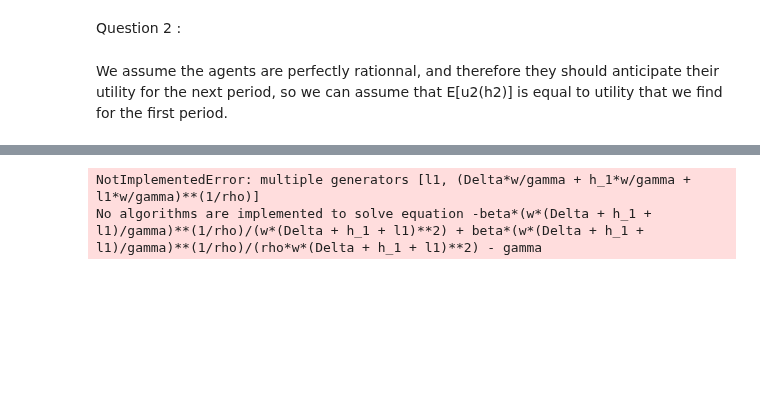
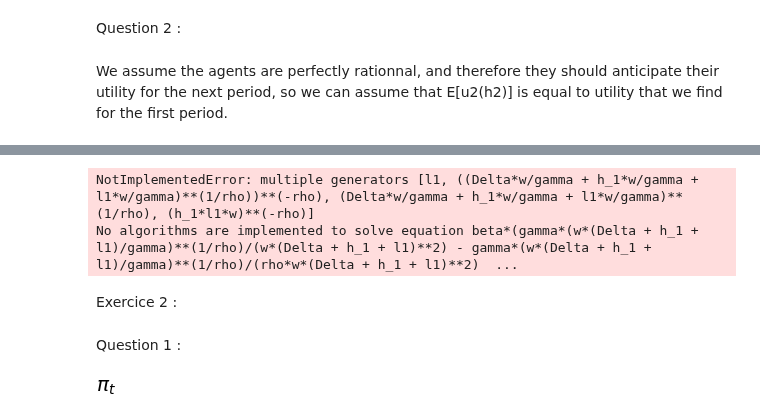
Before and after one commit to NumEconCopenhagen/projects-2019-al, a Jupyter notebook: examproject/Nicolas.ipynb, the cells around one changed output, grey strips where cells are left out. Saved outputs shown, nothing was run; the diff lists cells and outputs as text; code cells hidden in the pictures; blank space fills up the shorter version.

```diff
--- a/examproject/Nicolas.ipynb
+++ b/examproject/Nicolas.ipynb
@@ -101,6 +105,6 @@ foc1
 # %%
-sol2 = sm.solve(sm.Eq(foc1,0),l1)[0]
-sol2
+solb2 = sm.solve(sm.Eq(foc1,0),l1)[0]
+solb2
 # %% [output]
-NotImplementedError: multiple generators [l1, (Delta*w/gamma + h_1*w/gamma + l1*w/gamma)**(1/rho)]
-No algorithms are implemented to solve equation -beta*(w*(Delta + h_1 + l1)/gamma)**(1/rho)/(w*(Delta + h_1 + l1)**2) + beta*(w*(Delta + h_1 + l1)/gamma)**(1/rho)/(rho*w*(Delta + h_1 + l1)**2) - gamma
+NotImplementedError: multiple generators [l1, ((Delta*w/gamma + h_1*w/gamma + l1*w/gamma)**(1/rho))**(-rho), (Delta*w/gamma + h_1*w/gamma + l1*w/gamma)**(1/rho), (h_1*l1*w)**(-rho)]
+No algorithms are implemented to solve equation beta*(gamma*(w*(Delta + h_1 + l1)/gamma)**(1/rho)/(w*(Delta + h_1 + l1)**2) - gamma*(w*(Delta + h_1 + l1)/gamma)**(1/rho)/(rho*w*(Delta + h_1 + l1)**2)  ...
@@ -110,0 +121,15 @@ def utility_ahc(h2,w,gamma,rho):
+# %% [markdown]
+Exercice 2 :
+# %% [markdown]
+Question 1 :
+# %%
+alpha = sm.symbols('alpha')
+h = sm.symbols('h')
+lam = sm.symbols('lambda')
+pi = sm.symbols('pi_t')
+v = sm.symbols('v_t')
+s = sm.symbols('s_t')
+y = sm.symbols('y_t')
+pi
+# %% [output]
+[figure, added]
```
Also changed, not shown: parts of 11 cells of this notebook.
